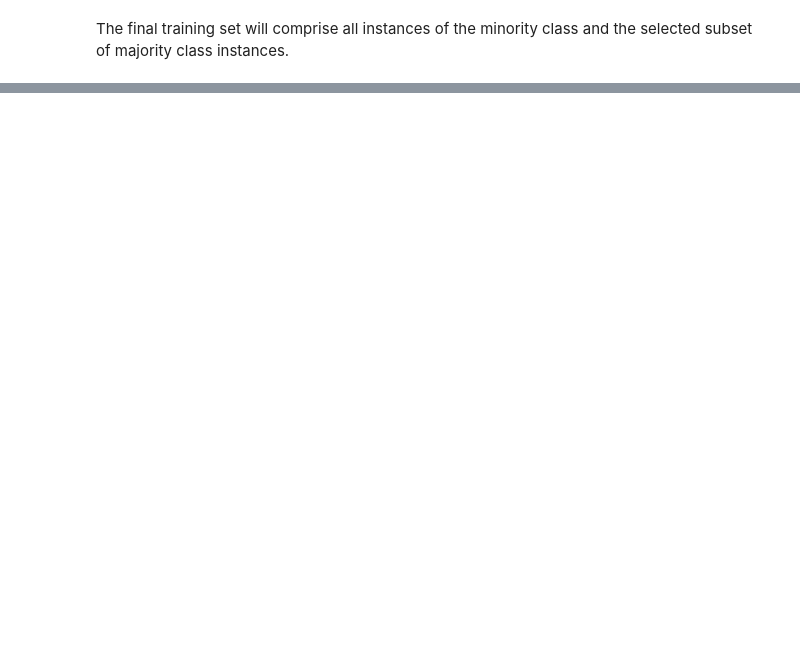
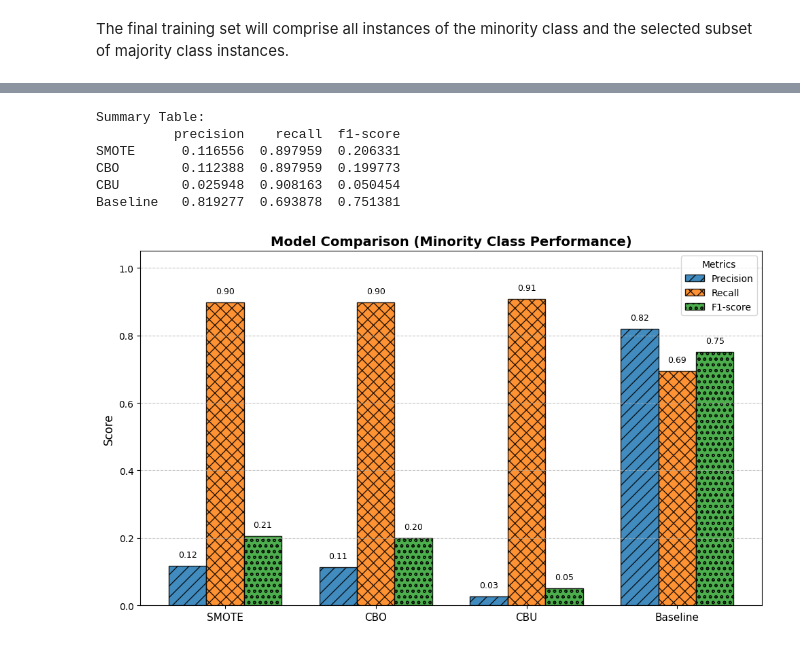
Before and after one commit to Navaneeth272001/assignment-3-Navaneeth272001, a Jupyter notebook: code.ipynb, the cells around one changed output, grey strips where cells are left out. Cells and saved outputs as stored; diff of their text form; code cells hidden in the pictures; blank space fills up the shorter version.

```diff
--- a/code.ipynb
+++ b/code.ipynb
@@ -760,0 +616,53 @@ Baseline   0.819277  0.693878  0.751381
+# %%
+# Performance Comparison: Create a summary table or bar chart comparing the Precision, Recall, and F1-score of the four models (Baseline, SMOTE, CBO, and CBU) for the minority class.
+
+report_baseline = classification_report(y_test, y_pred, output_dict=True)
+results["Baseline"] = report_baseline["1"]
+results_df = pd.DataFrame(results).T[["precision", "recall", "f1-score"]]
+
+print("\nSummary Table:")
+print(results_df)
+
+metrics = ["precision", "recall", "f1-score"]
+models = results_df.index
+x = np.arange(len(models))
+width = 0.25
+fig, ax = plt.subplots(figsize=(10,6))
+patterns = ["//", "xx", "oo"]
+
+for i, metric in enumerate(metrics):
+    ax.bar(
+        x + i*width - width,
+        results_df[metric],
+        width,
+        label=metric.capitalize(),
+        alpha=0.85,
+        hatch=patterns[i],
+        edgecolor="black"
+    )
+
+ax.set_title("Model Comparison (Minority Class Performance)", fontsize=14, fontweight="bold")
+ax.set_ylabel("Score", fontsize=12)
+ax.set_xticks(x)
+ax.set_xticklabels(models, fontsize=11)
+ax.set_ylim(0, 1.05)
+ax.legend(title="Metrics")
+ax.yaxis.grid(True, linestyle="--", alpha=0.7)
+
+for i, metric in enumerate(metrics):
+    for j, val in enumerate(results_df[metric]):
+        ax.text(
+            j + i*width - width, val + 0.02, f"{val:.2f}",
+            ha="center", va="bottom", fontsize=9, rotation=0
+        )
+
+plt.tight_layout()
+plt.show()
+# %% [output]
+Summary Table:
+          precision    recall  f1-score
+SMOTE      0.116556  0.897959  0.206331
+CBO        0.112388  0.897959  0.199773
+CBU        0.025948  0.908163  0.050454
+Baseline   0.819277  0.693878  0.751381
+[figure, added]
```
Also changed, not shown: parts of 15 cells of this notebook.
